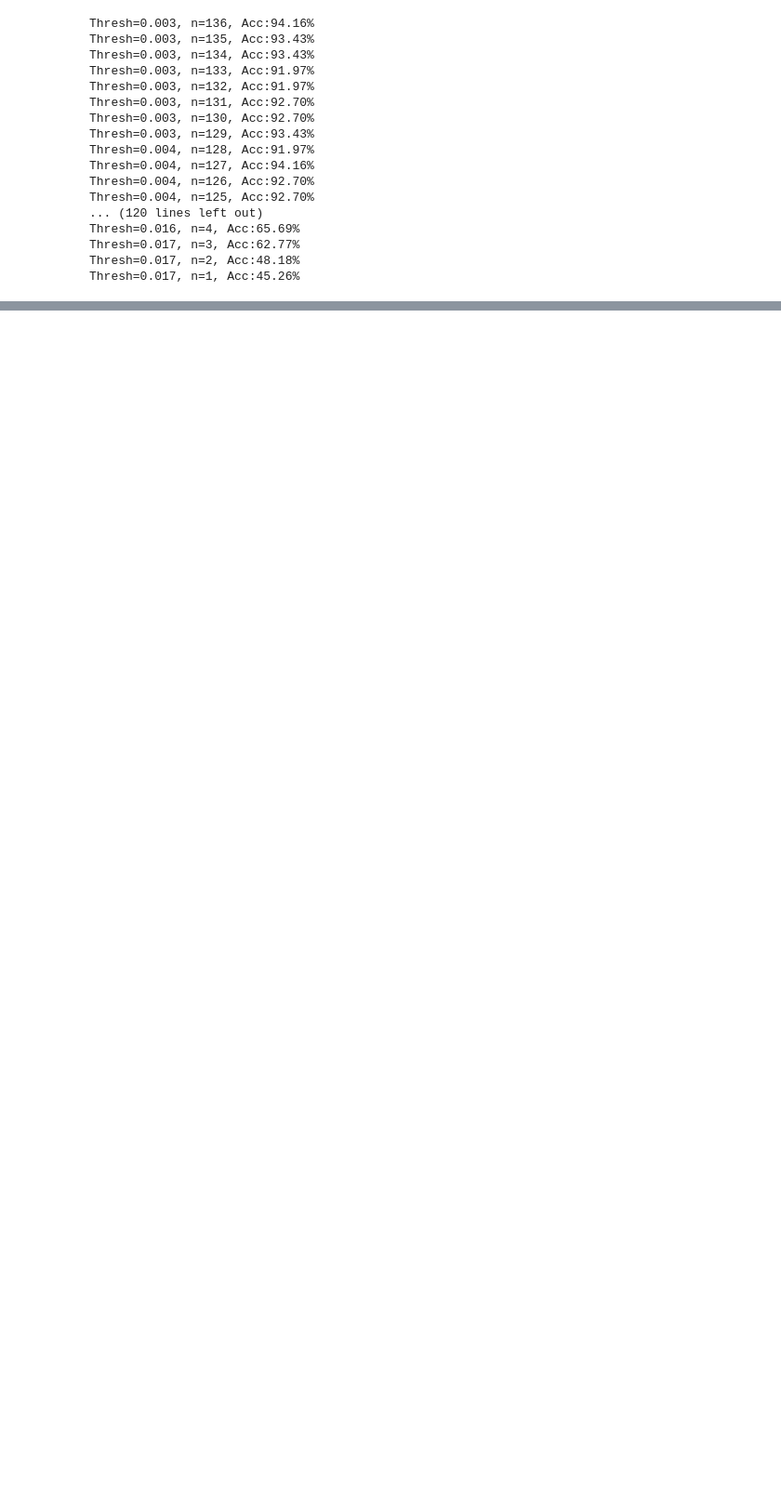
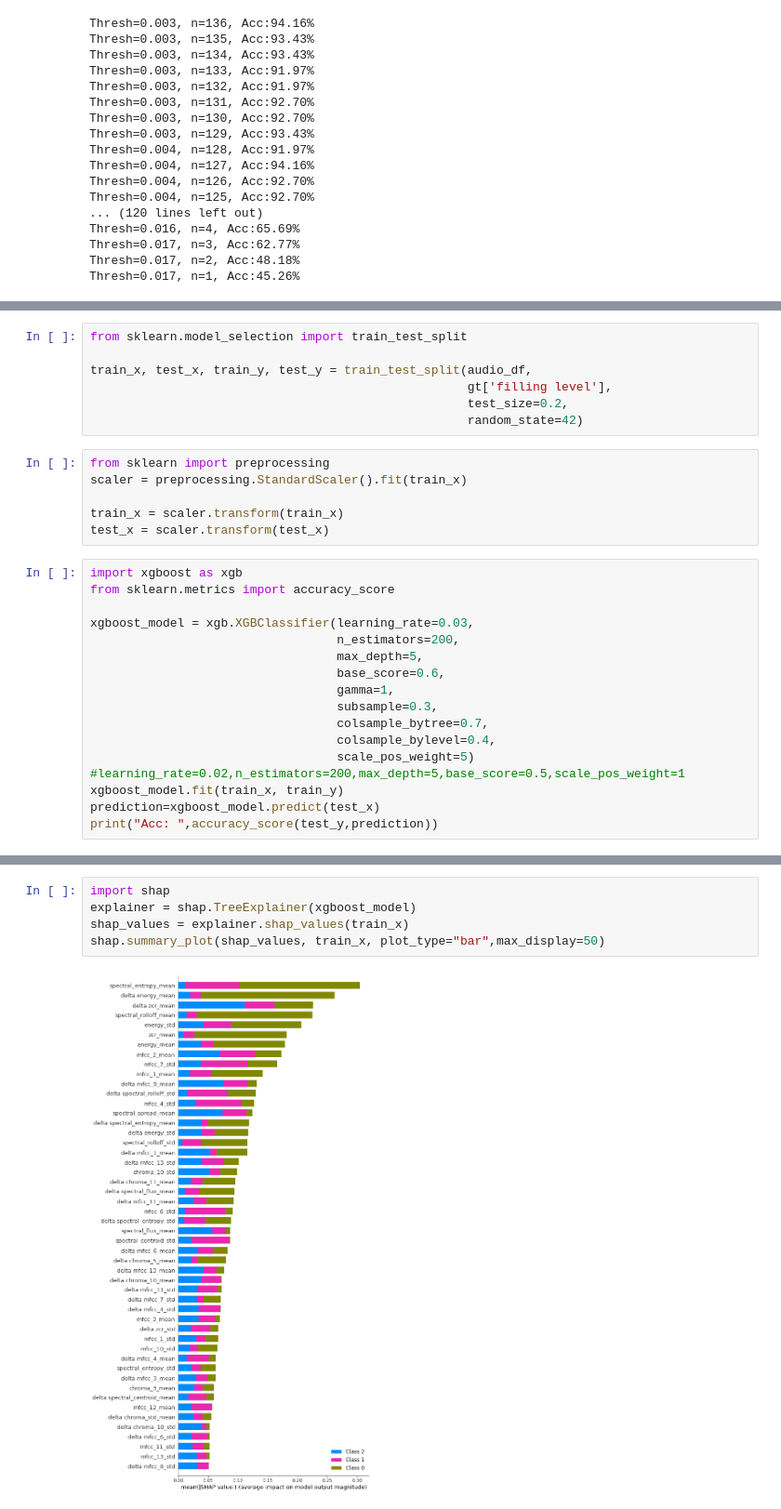
Before and after one commit to Noone65536/CORSMAL-Challenge-2022-Squids, a Jupyter notebook: EDA_filling_type.ipynb, the cells around one changed output, grey strips where cells are left out. Shown at 93% size. Saved outputs shown, nothing was run; the diff lists cells and outputs as text; blank space fills up the shorter version.

Commit message:
Add filling level

```diff
--- a/EDA_filling_type.ipynb
+++ b/EDA_filling_type.ipynb
@@ -272,0 +279,29 @@ Thresh=0.017, n=1, Acc:45.26%
+# %%
+from sklearn.model_selection import train_test_split
+
+train_x, test_x, train_y, test_y = train_test_split(audio_df,
+                                                    gt['filling level'],
+                                                    test_size=0.2,
+                                                    random_state=42)
+# %%
+from sklearn import preprocessing
+scaler = preprocessing.StandardScaler().fit(train_x)
+
+train_x = scaler.transform(train_x)
+test_x = scaler.transform(test_x)
+# %%
+import xgboost as xgb
+from sklearn.metrics import accuracy_score
+
+xgboost_model = xgb.XGBClassifier(learning_rate=0.03,
+                                  n_estimators=200,
+                                  max_depth=5,
+                                  base_score=0.6,
+                                  gamma=1,
+                                  subsample=0.3,
+                                  colsample_bytree=0.7,
+                                  colsample_bylevel=0.4,
+                                  scale_pos_weight=5) #learning_rate=0.02,n_estimators=200,max_depth=5,base_score=0.5,scale_pos_weight=1
+xgboost_model.fit(train_x, train_y)
+prediction=xgboost_model.predict(test_x)
+print("Acc: ",accuracy_score(test_y,prediction))
@@ -272,0 +310,7 @@ Thresh=0.017, n=1, Acc:45.26%
+# %%
+import shap
+explainer = shap.TreeExplainer(xgboost_model)
+shap_values = explainer.shap_values(train_x)
+shap.summary_plot(shap_values, train_x, plot_type="bar",max_display=50)
+# %% [output]
+[figure, added]
```
Also changed, not shown: parts of 7 cells of this notebook.
